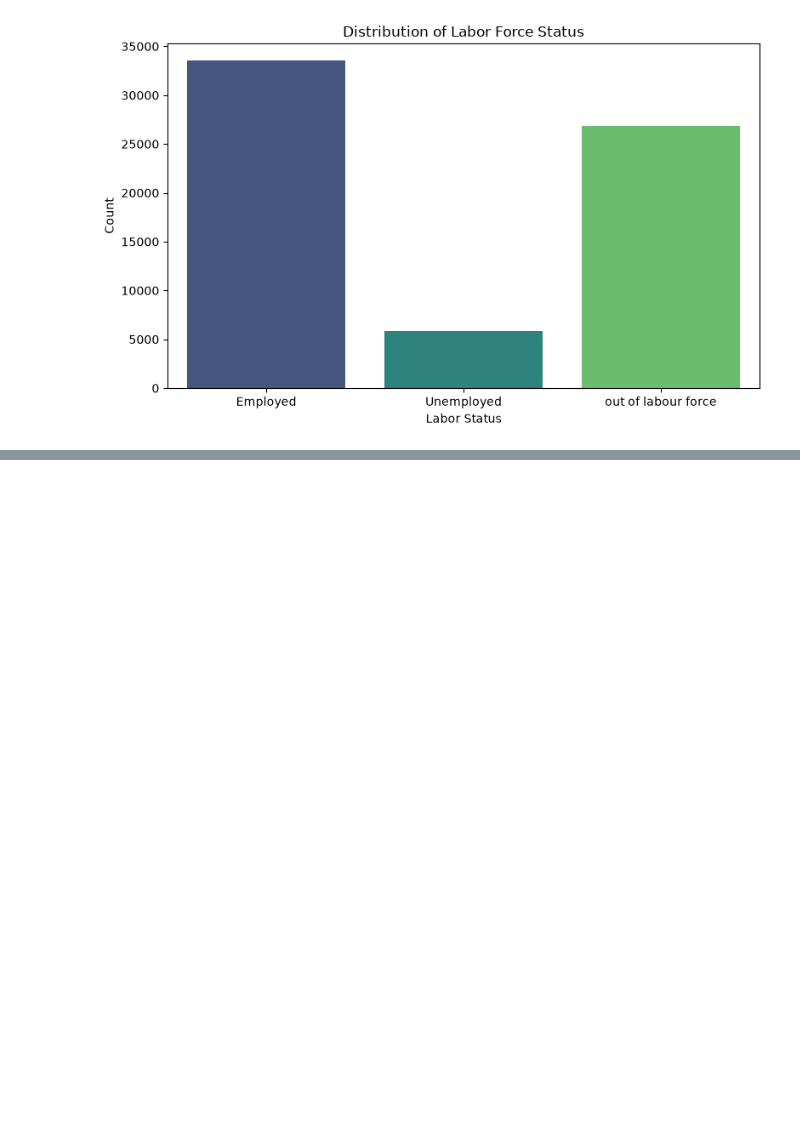
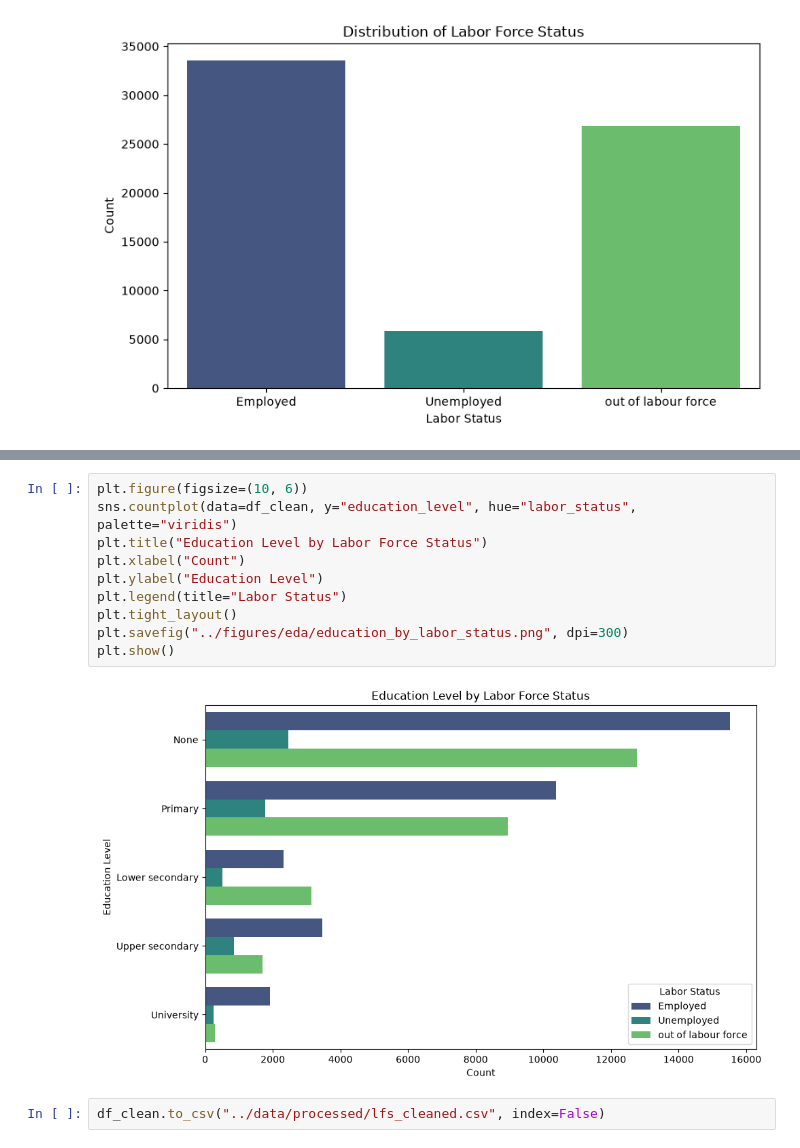
Before and after one commit to sahraomar1/ML_Summative_Assignment, a Jupyter notebook: notebooks/01_exploratory_data_analysis.ipynb, the cells around one changed output, grey strips where cells are left out. Drawn from its saved outputs; the diff is of its cells as text; blank space fills up the shorter version.

```diff
--- a/notebooks/01_exploratory_data_analysis.ipynb
+++ b/notebooks/01_exploratory_data_analysis.ipynb
@@ -123,0 +153,14 @@ Passing `palette` without assigning `hue` is deprecated and will be removed in v
+# %%
+plt.figure(figsize=(10, 6))
+sns.countplot(data=df_clean, y="education_level", hue="labor_status", palette="viridis")
+plt.title("Education Level by Labor Force Status")
+plt.xlabel("Count")
+plt.ylabel("Education Level")
+plt.legend(title="Labor Status")
+plt.tight_layout()
+plt.savefig("../figures/eda/education_by_labor_status.png", dpi=300)
+plt.show()
+# %% [output]
+[figure, added]
+# %%
+df_clean.to_csv("../data/processed/lfs_cleaned.csv", index=False)
```
Also changed, not shown: parts of 2 cells of this notebook, 2 other files.
